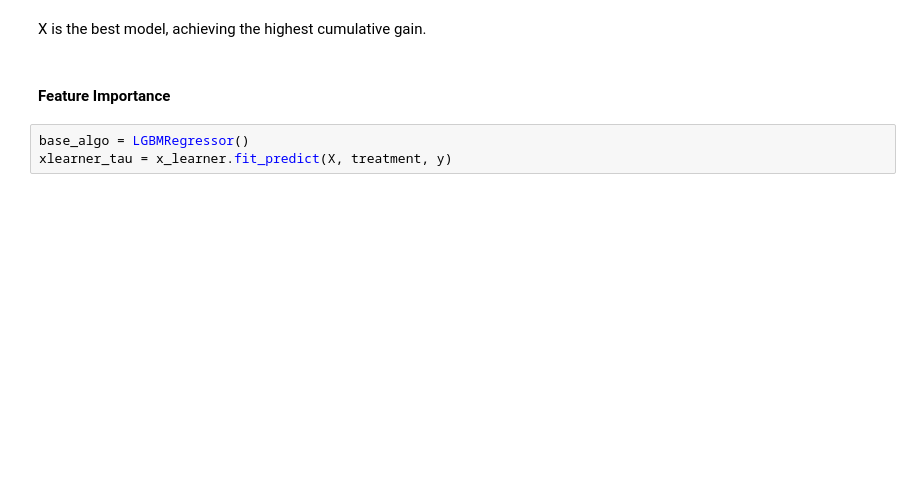
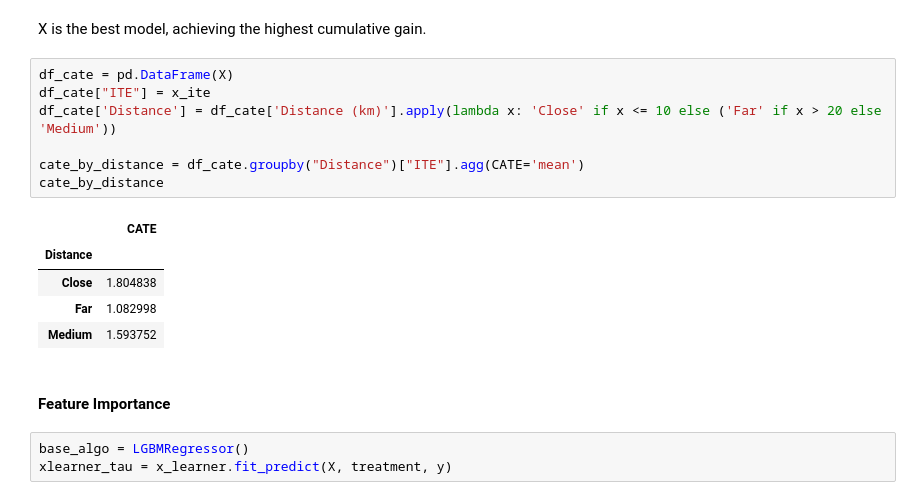
Before and after one commit to arial0322/Causal-Inference, a Jupyter notebook: causal_inference.ipynb, the cells around one changed output. Drawn from its saved outputs; the diff is of its cells as text; blank space fills up the shorter version.

```diff
--- a/causal_inference.ipynb
+++ b/causal_inference.ipynb
@@ -455,5 +470,18 @@ plot_gain(df_preds)
 # %% [markdown]
 X is the best model, achieving the highest cumulative gain.
+# %%
+df_cate = pd.DataFrame(X)
+df_cate["ITE"] = x_ite
+df_cate['Distance'] = df_cate['Distance (km)'].apply(lambda x: 'Close' if x <= 10 else ('Far' if x > 20 else 'Medium'))
+
+cate_by_distance = df_cate.groupby("Distance")["ITE"].agg(CATE='mean')
+cate_by_distance
+# %% [output]
+|  | CATE |
+| Distance |  |
+| Close | 1.804838 |
+| Far | 1.082998 |
+| Medium | 1.593752 |
 # %% [markdown]
 #### Feature Importance
 # %%
```
Also changed, not shown: parts of 18 cells of this notebook.
